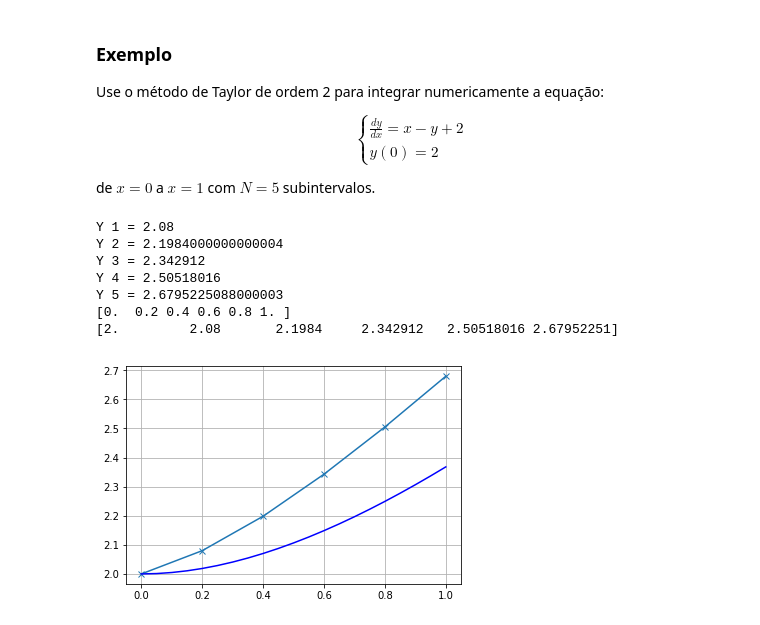
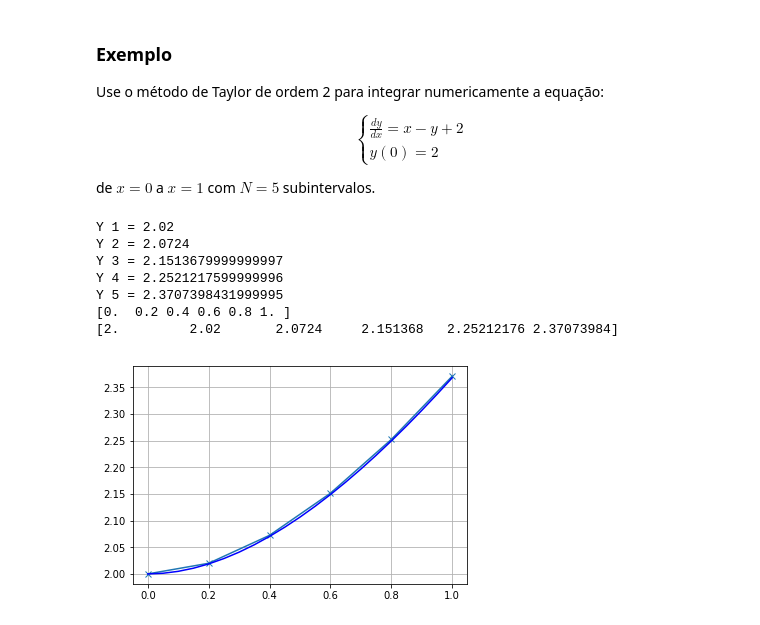
Before and after one commit to tiagoburiol/NUMETHODS, a Jupyter notebook: 8_SOLUCAO_NUMERICA_DE_EDOs/8.3_metodos_de_serie_de_taylor.ipynb, the cells around one changed output. Saved outputs shown, nothing was run; the diff lists cells and outputs as text; code cells hidden in the pictures.

```diff
--- a/8_SOLUCAO_NUMERICA_DE_EDOs/8.3_metodos_de_serie_de_taylor.ipynb
+++ b/8_SOLUCAO_NUMERICA_DE_EDOs/8.3_metodos_de_serie_de_taylor.ipynb
@@ -59,38 +59,38 @@ de $x = 0$ a $x = 1$ com $N = 5$ subintervalos.
 # %%
 % matplotlib inline
 import numpy as np
 import matplotlib.pyplot as plt
 
 f = lambda x,y: x-y+2
 df = lambda x,y: -x+y-1
 
 x0 = 0
 xn = 1
 n = 5 #subintervalos
 
 X = np.linspace(x0,xn,n+1)
 Y = np.zeros(n+1)
 Y[0] = 2
-
+h=(xn-x0)/n
 for i in range(n):
     Y[i+1] = Y[i] + h*f(X[i],Y[i]) + 0.5*(h**2)*df(X[i],Y[i])
     print ("Y",i+1,"=",Y[i+1])
 print (X)
 print (Y)
 
 Xe = np.linspace(X[0],X[-1],21)
 Ye = np.exp(-Xe) + Xe + 1
 
 # plotando
 plt.plot(X, Y, "x-",Xe, Ye, 'b-')
 plt.grid()
 plt.show()
 # %% [output]
-Y 1 = 2.08
-Y 2 = 2.1984000000000004
-Y 3 = 2.342912
-Y 4 = 2.50518016
-Y 5 = 2.6795225088000003
+Y 1 = 2.02
+Y 2 = 2.0724
+Y 3 = 2.1513679999999997
+Y 4 = 2.2521217599999996
+Y 5 = 2.3707398431999995
 [0.  0.2 0.4 0.6 0.8 1. ]
-[2.         2.08       2.1984     2.342912   2.50518016 2.67952251]
+[2.         2.02       2.0724     2.151368   2.25212176 2.37073984]
-[figure, old version]
+[figure, new version]
```
Also changed, not shown: 1 other file.
